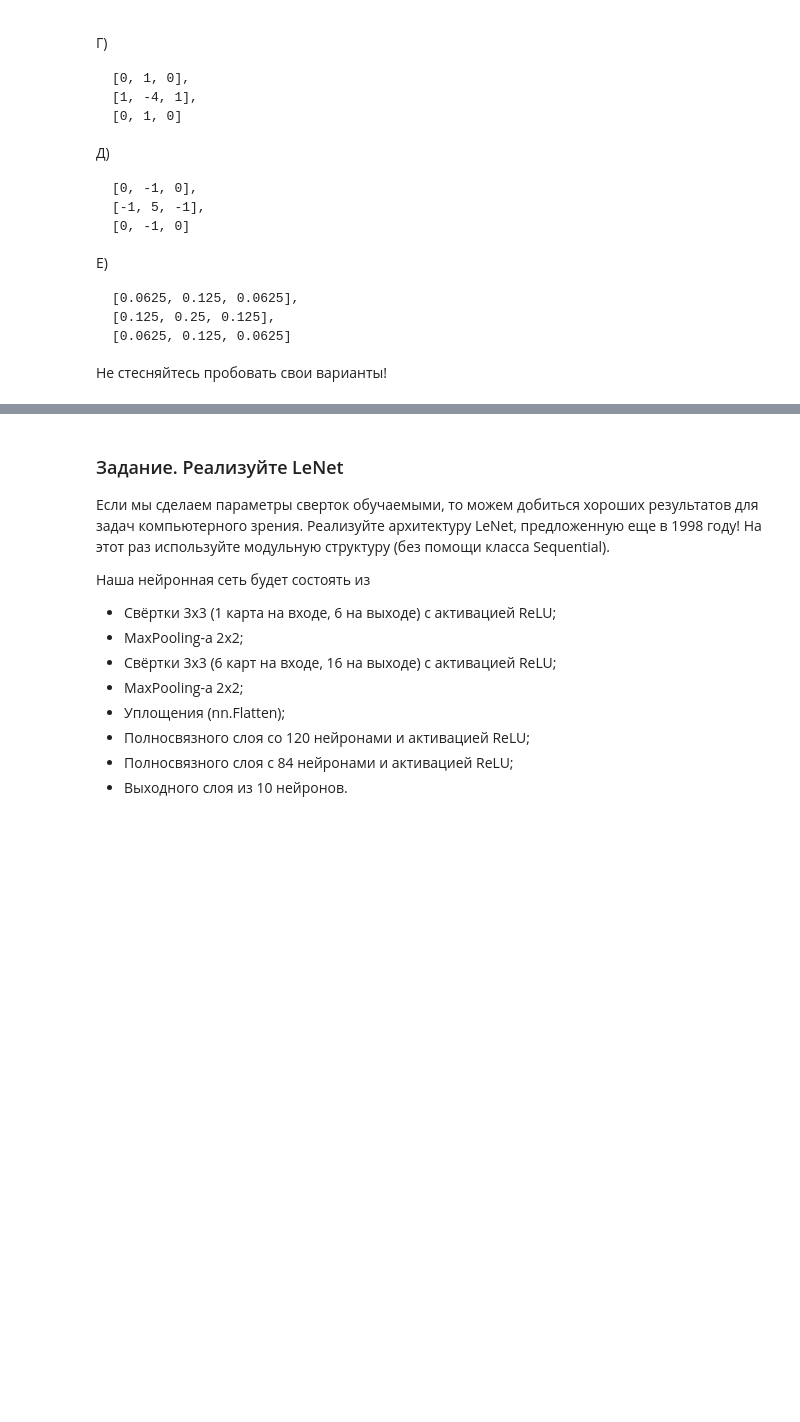
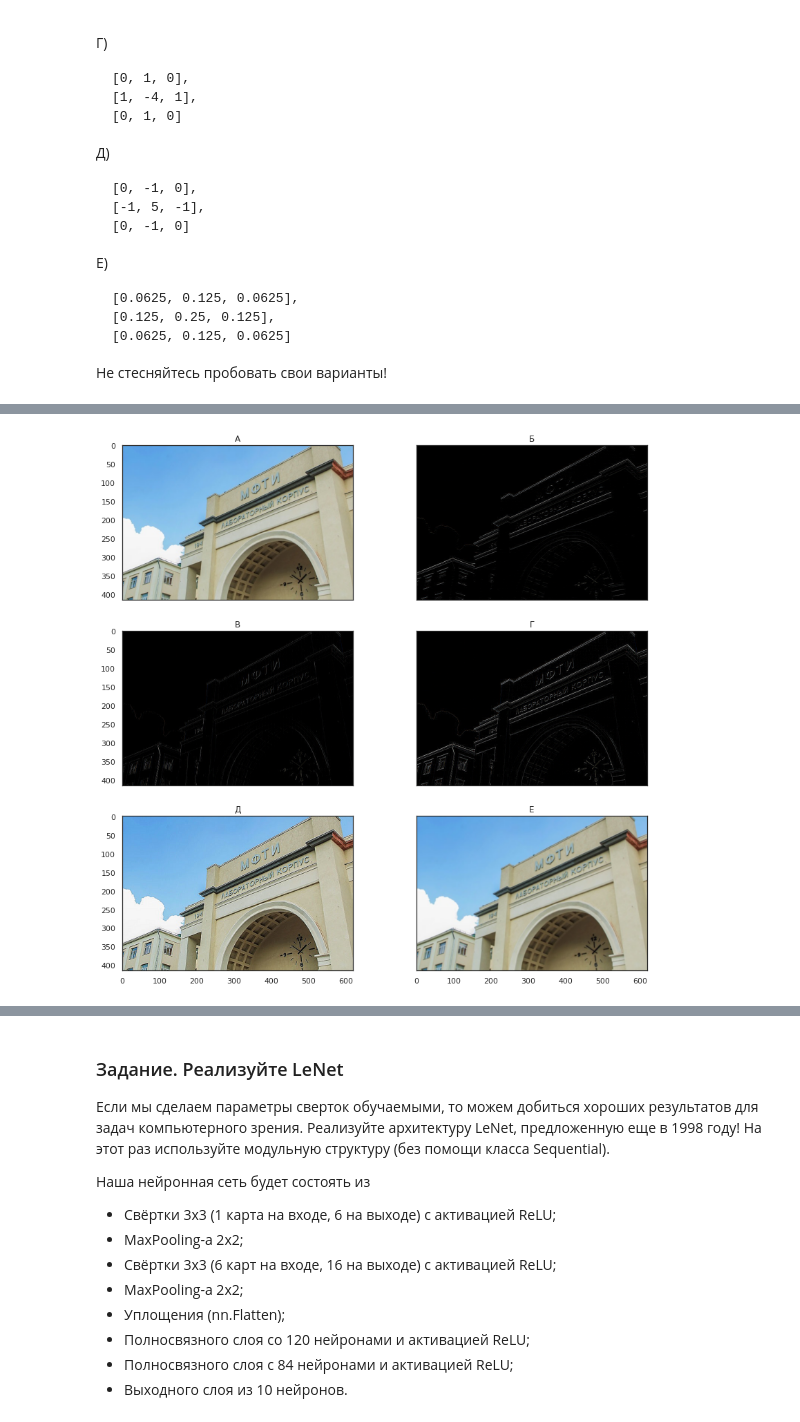
Before and after one commit to glaurungh/dls-course, a Jupyter notebook: [homework]dense_and_convolutional_nn.ipynb, the cells around one changed output, grey strips where cells are left out. Cells and saved outputs as stored; diff of their text form; code cells hidden in the pictures; blank space fills up the shorter version.

```diff
--- a/[homework]dense_and_convolutional_nn.ipynb
+++ b/[homework]dense_and_convolutional_nn.ipynb
@@ -600,3 +621,51 @@ plt.show()
+# %%
+kernels = [
+  np.array(([
+    [0, 0, 0],
+    [0, 1, 0],
+    [0, 0, 0]
+  ]), np.float32),
+
+  np.array(([
+    [0, 1, 0],
+    [0, -2, 0],
+    [0, 1, 0]
+  ]), np.float32),
+
+  np.array(([
+    [0, 0, 0],
+    [1, -2, 1],
+    [0, 0, 0]
+  ]), np.float32),
+
+  np.array(([
+    [0, 1, 0],
+    [1, -4, 1],
+    [0, 1, 0]
+  ]), np.float32),
+
+  np.array(([
+    [0, -1, 0],
+    [-1, 5, -1],
+    [0, -1, 0]
+  ]), np.float32),
+
+  np.array(([
+    [0.0625, 0.125, 0.0625],
+    [0.125, 0.25, 0.125],
+    [0.0625, 0.125, 0.0625]
+  ]), np.float32)
+]
+
+fig, axs = plt.subplots(nrows=3, ncols=2 ,
+                        figsize=(14, 14),
+                        sharey=True, sharex=True)
+
+for pos, (kernel, ax) in enumerate(zip(kernels, axs.flatten())):
+    ax.set_title(chr(ord('А') + pos))
+    ax.imshow(cv2.filter2D(src=RGB_img, kernel=kernel, ddepth=-1))
+# %% [output]
+[figure, added]
 # %% [markdown]
 **Вопрос 5.** Как можно описать действия ядер, приведенных выше? Сопоставьте для каждой буквы число.
 
```
Also changed, not shown: parts of 4 cells of this notebook.
